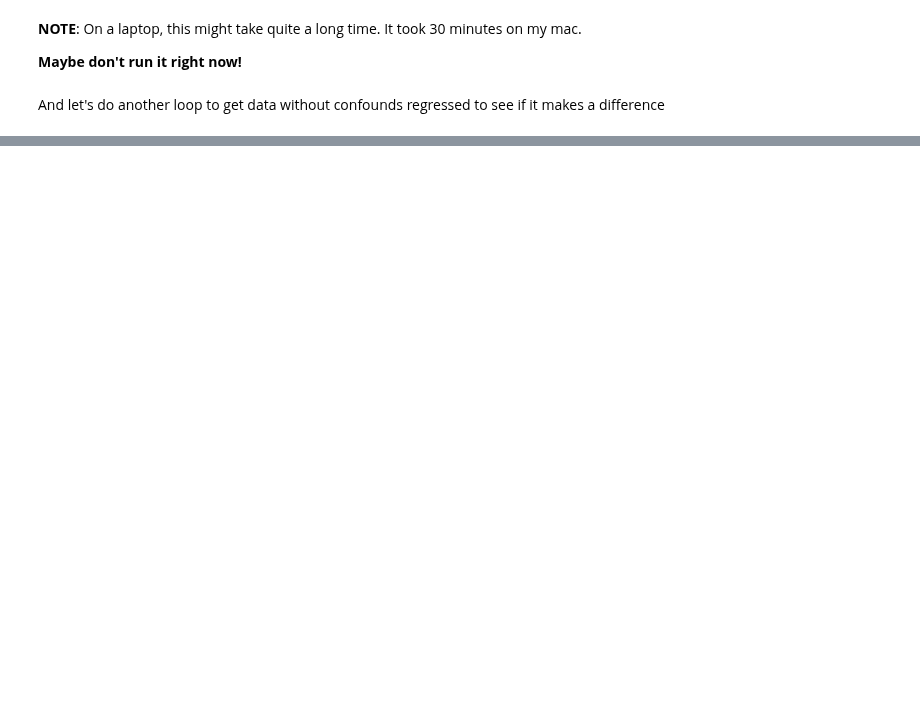
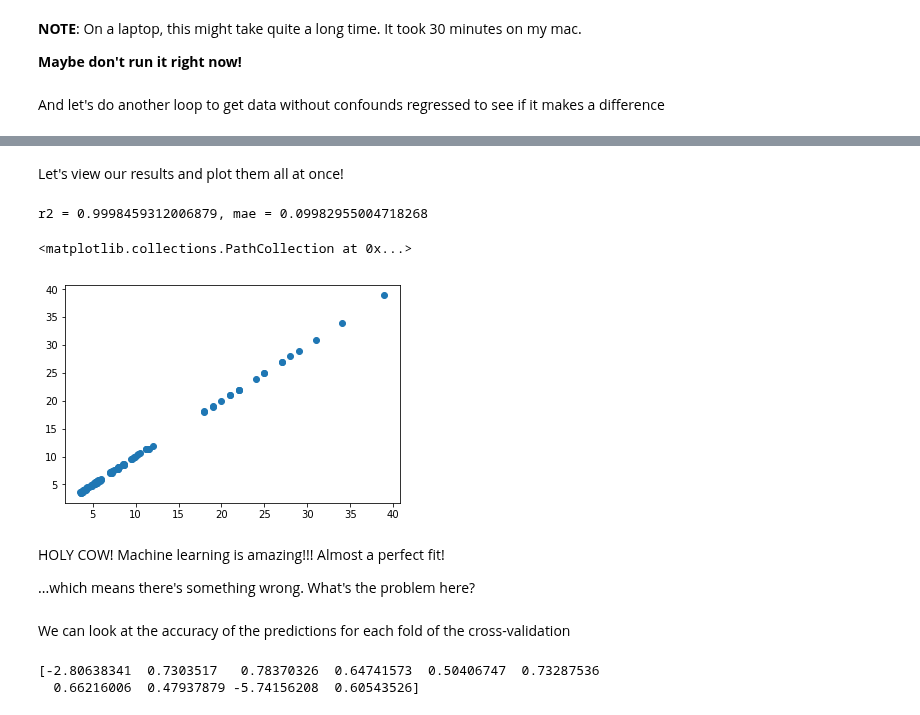
Before and after one commit to illdopejake/RS2018_Nilearn_tutorial, a Jupyter notebook: Nilearn_tutorial_2018.ipynb, the cells around one changed output, grey strips where cells are left out. Cells and saved outputs as stored; diff of their text form; code cells hidden in the pictures; blank space fills up the shorter version.

```diff
--- a/Nilearn_tutorial_2018.ipynb
+++ b/Nilearn_tutorial_2018.ipynb
@@ -577,0 +668,6 @@ for i,sub in enumerate(dataset.func):
+# %%
+from sklearn.svm import SVR
+
+l_svr = SVR(kernel='linear') # define the model
+
+l_svr.fit(X_train, y_train) # fit the model
@@ -577,0 +683,20 @@ for i,sub in enumerate(dataset.func):
+# %%
+from sklearn.metrics import mean_absolute_error
+
+y_pred = l_svr.predict(X_train) # predict the training data based on the model
+r2 = l_svr.score(X_train, y_train) # get the r2
+mae = mean_absolute_error(y_true = y_train,
+                          y_pred = y_pred) # get the mae
+# %% [markdown]
+Let's view our results and plot them all at once!
+# %%
+print('r2 = %s, mae = %s'%(r2,mae))
+plt.scatter(y_train, y_pred)
+# %% [output]
+r2 = 0.9998459312006879, mae = 0.09982955004718268
+<matplotlib.collections.PathCollection at 0x...>
+[figure, added]
+# %% [markdown]
+HOLY COW! Machine learning is amazing!!! Almost a perfect fit!
+
+...which means there's something wrong. What's the problem here?
@@ -577,0 +715,7 @@ for i,sub in enumerate(dataset.func):
+# %% [markdown]
+We can look at the accuracy of the predictions for each fold of the cross-validation
+# %%
+print(r2)
+# %% [output]
+[-2.80638341  0.7303517   0.78370326  0.64741573  0.50406747  0.73287536
+  0.66216006  0.47937879 -5.74156208  0.60543526]
```
Also changed, not shown: parts of 31 cells of this notebook.
